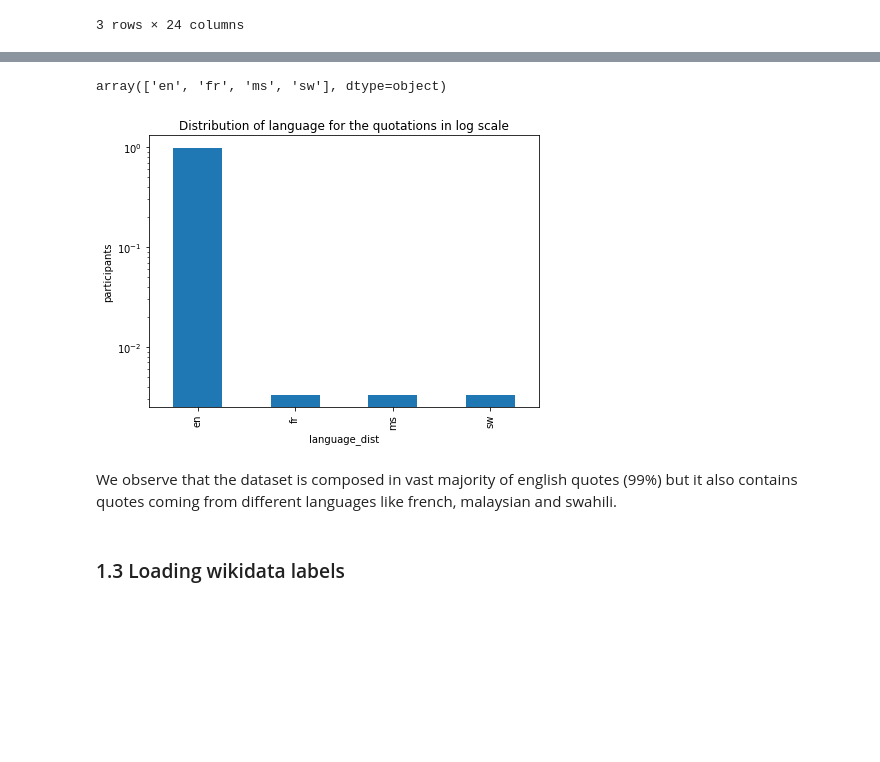
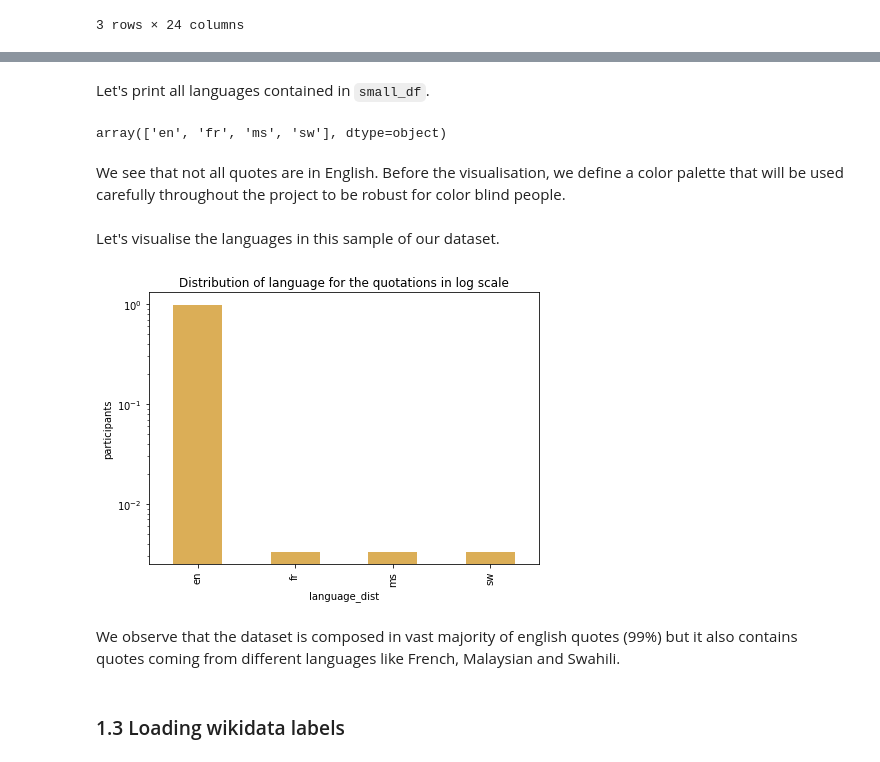
Before and after one commit to coraliegrobel/ada-2021-project-sv4ever, a Jupyter notebook: ada_main.ipynb, the cells around one changed output, grey strips where cells are left out. Cells and saved outputs as stored; diff of their text form; code cells hidden in the pictures; blank space fills up the shorter version.

```diff
--- a/ada_main.ipynb
+++ b/ada_main.ipynb
@@ -112,4 +112,4 @@ We take a random sample of our dataframe to analyze the language distribution. I
 # %%
 seed = 2
-df_without_conditions_2020 = pd.read_pickle(DATA_PATH + "df_without_conditions_2020.pck")
+df_without_conditions_2020 = pd.read_pickle(DATA_PATH + "backgrounds_2020.pck")
 small_df = df_without_conditions_2020.sample(n=300, random_state=seed)
@@ -131,23 +131,31 @@ small_df.head(3)
 from googletrans import Translator
 translator = Translator()
 small_df['quote_language'] = small_df['quotation'].apply(lambda x: translator.translate(x).src)
+# %% [markdown]
+Let's print all languages contained in `small_df`.
 # %%
 small_df['quote_language'].unique()
 # %% [output]
 array(['en', 'fr', 'ms', 'sw'], dtype=object)
+# %% [markdown]
+We see that not all quotes are in English. Before the visualisation, we define a color palette that will be used carefully throughout the project to be robust for color blind people.
+# %%
+color_palette = sns.color_palette("hls",10)
+# %% [markdown]
+Let's visualise the languages in this sample of our dataset.
 # %%
 language_dist = small_df.groupby('quote_language').size()
 language_dist = language_dist.div(language_dist.sum(axis=0), axis=0)
-pl = language_dist.plot(kind='bar', figsize=[7,5])
+pl = language_dist.plot(kind='bar', figsize=[7,5], color=color_palette[1])
 pl.set_title('Distribution of language for the quotations in log scale')
 pl.set_ylabel('participants')
 pl.set_xlabel('language_dist')
 pl.set_yscale('log')
 plt.show()
 # %% [output]
-[figure, old version]
+[figure, new version]
 # %% [markdown]
-We observe that the dataset is composed in vast majority of english quotes (99%) but it also contains quotes coming from different languages like french, malaysian and swahili.
+We observe that the dataset is composed in vast majority of english quotes (99%) but it also contains quotes coming from different languages like French, Malaysian and Swahili.
 # %% [markdown]
 ### 1.3 Loading wikidata labels <a name="1.3"></a>
 # %% [markdown]
```
Also changed, not shown: parts of 104 cells of this notebook.
